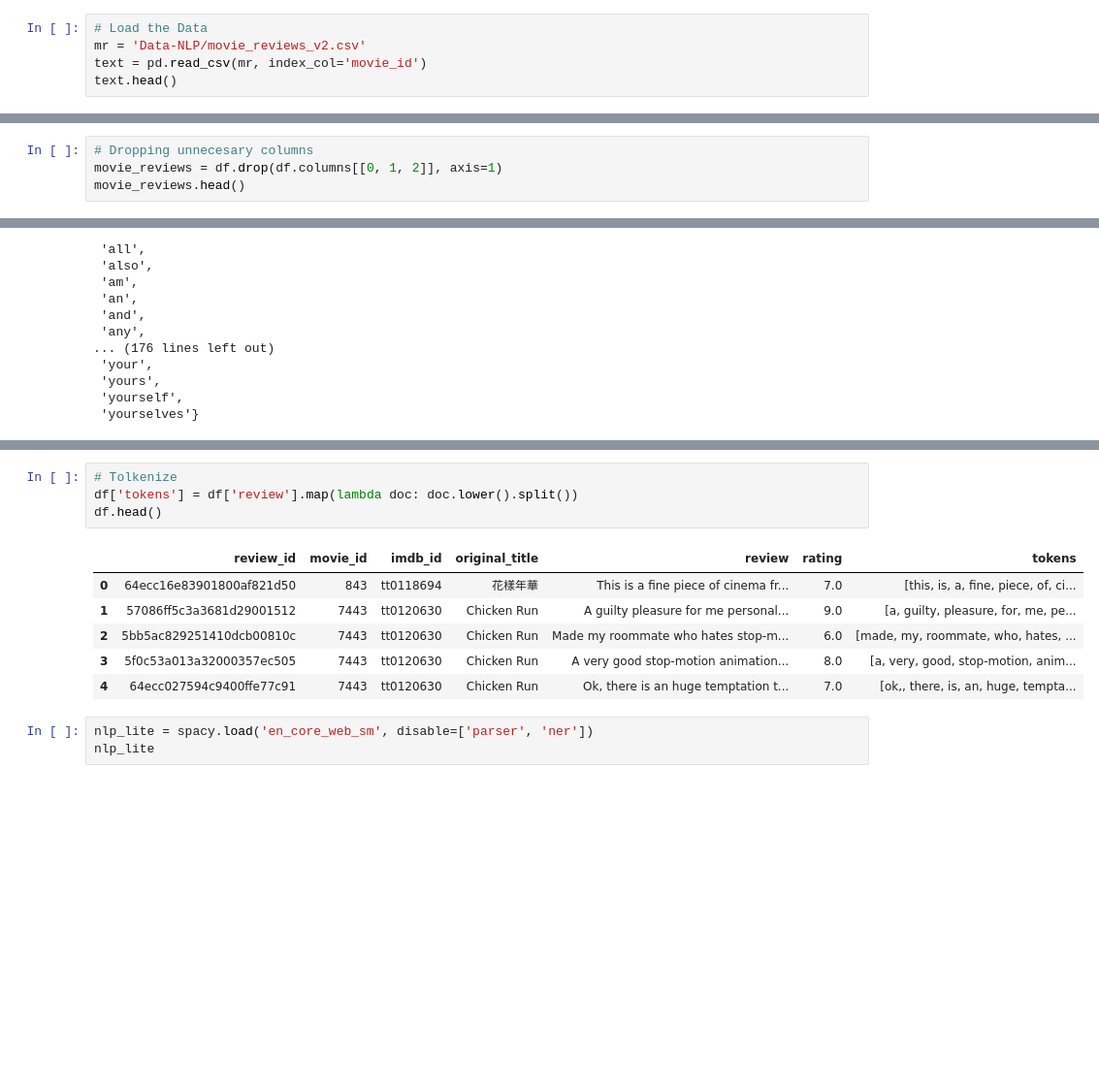
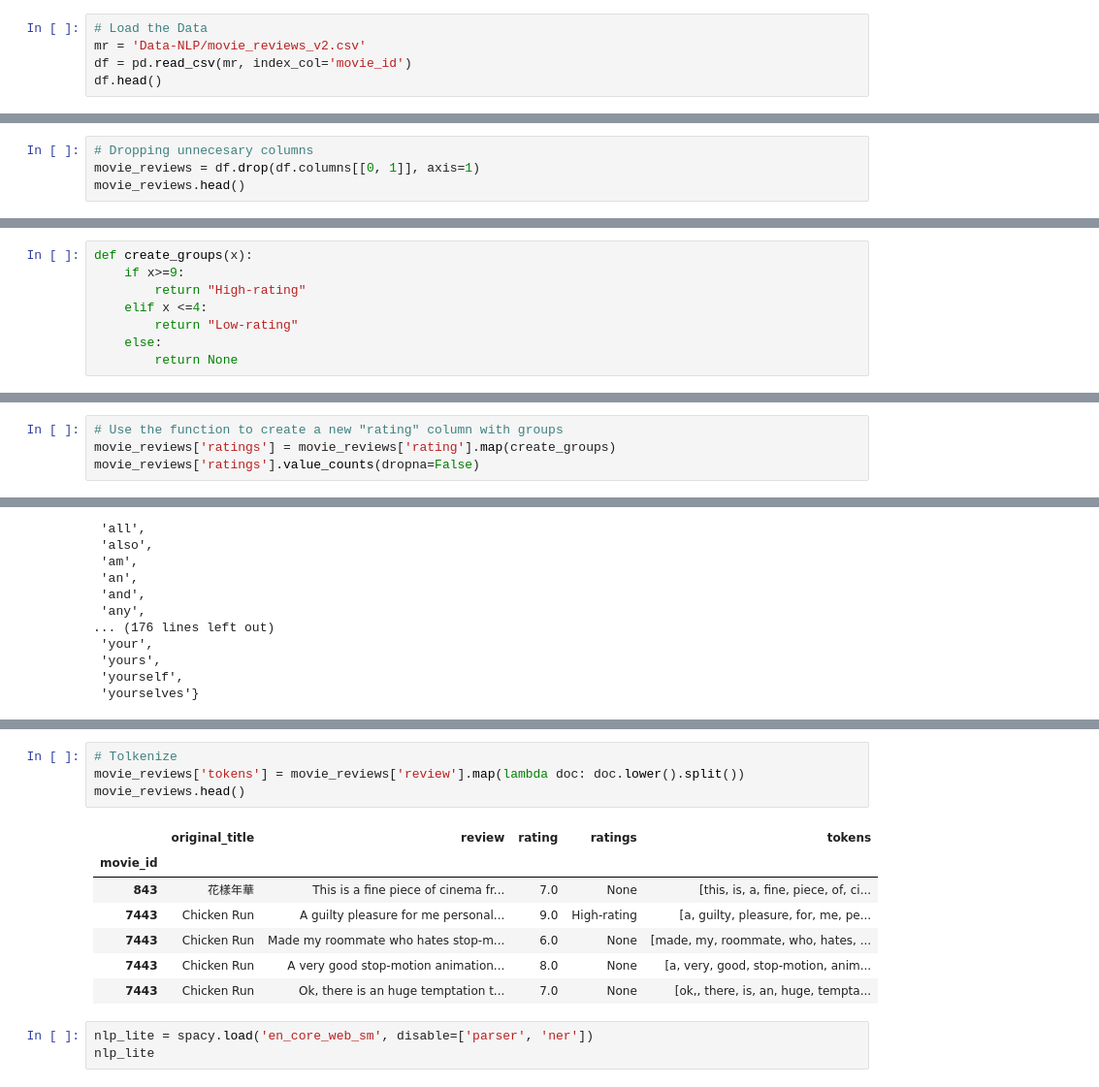
Before and after one commit to VALDE021/Data-Enrichment-Project, a Jupyter notebook: Project 2 Part 5-EricNV.ipynb, the cells around one changed output, grey strips where cells are left out. Shown at 97% size. Drawn from its saved outputs; the diff is of its cells as text; blank space fills up the shorter version.

```diff
--- a/Project 2 Part 5-EricNV.ipynb
+++ b/Project 2 Part 5-EricNV.ipynb
@@ -288,8 +288,8 @@ def preprocess_doc(doc, remove_stopwords=True, remove_punct=True, use_lemmas=Fal
 # %%
 # Load the Data
 mr = 'Data-NLP/movie_reviews_v2.csv'
-text = pd.read_csv(mr, index_col='movie_id')
-text.head()
+df = pd.read_csv(mr, index_col='movie_id')
+df.head()
 # %% [output]
 |  | review_id | imdb_id | original_title | review | rating |
 | movie_id |  |  |  |  |  |
@@ -334,7 +332,7 @@ rating            1196
 dtype: int64
 # %%
 # Dropping unnecesary columns
-movie_reviews = df.drop(df.columns[[0, 1, 2]], axis=1)
+movie_reviews = df.drop(df.columns[[0, 1]], axis=1)
 movie_reviews.head()
 # %% [output]
 |  | original_title | review | rating |
@@ -358,0 +381,8 @@ memory usage: 202.9+ KB
+# %%
+def create_groups(x):
+    if x>=9:
+        return "High-rating"
+    elif x <=4:
+        return "Low-rating"
+    else:
+        return None
@@ -358,0 +399,4 @@ memory usage: 202.9+ KB
+# %%
+# Use the function to create a new "rating" column with groups
+movie_reviews['ratings'] = movie_reviews['rating'].map(create_groups)
+movie_reviews['ratings'].value_counts(dropna=False)
@@ -385,14 +492,15 @@ STOPWORDS
 # %%
 # Tolkenize
-df['tokens'] = df['review'].map(lambda doc: doc.lower().split())
-df.head()
+movie_reviews['tokens'] = movie_reviews['review'].map(lambda doc: doc.lower().split())
+movie_reviews.head()
 # %% [output]
-|  | review_id | movie_id | imdb_id | original_title | review | rating | tokens |
-| 0 | 64ecc16e83901800af821d50 | 843 | tt0118694 | 花樣年華 | This is a fine piece of cinema fr... | 7.0 | [this, is, a, fine, piece, of, ci... |
-| 1 | 57086ff5c3a3681d29001512 | 7443 | tt0120630 | Chicken Run | A guilty pleasure for me personal... | 9.0 | [a, guilty, pleasure, for, me, pe... |
-| 2 | 5bb5ac829251410dcb00810c | 7443 | tt0120630 | Chicken Run | Made my roommate who hates stop-m... | 6.0 | [made, my, roommate, who, hates, ... |
-| 3 | 5f0c53a013a32000357ec505 | 7443 | tt0120630 | Chicken Run | A very good stop-motion animation... | 8.0 | [a, very, good, stop-motion, anim... |
-| 4 | 64ecc027594c9400ffe77c91 | 7443 | tt0120630 | Chicken Run | Ok, there is an huge temptation t... | 7.0 | [ok,, there, is, an, huge, tempta... |
+|  | original_title | review | rating | ratings | tokens |
+| movie_id |  |  |  |  |  |
+| 843 | 花樣年華 | This is a fine piece of cinema fr... | 7.0 | None | [this, is, a, fine, piece, of, ci... |
+| 7443 | Chicken Run | A guilty pleasure for me personal... | 9.0 | High-rating | [a, guilty, pleasure, for, me, pe... |
+| 7443 | Chicken Run | Made my roommate who hates stop-m... | 6.0 | None | [made, my, roommate, who, hates, ... |
+| 7443 | Chicken Run | A very good stop-motion animation... | 8.0 | None | [a, very, good, stop-motion, anim... |
+| 7443 | Chicken Run | Ok, there is an huge temptation t... | 7.0 | None | [ok,, there, is, an, huge, tempta... |
 # %%
 nlp_lite = spacy.load('en_core_web_sm', disable=['parser', 'ner'])
 nlp_lite
```
Also changed, not shown: parts of 14 cells of this notebook.
